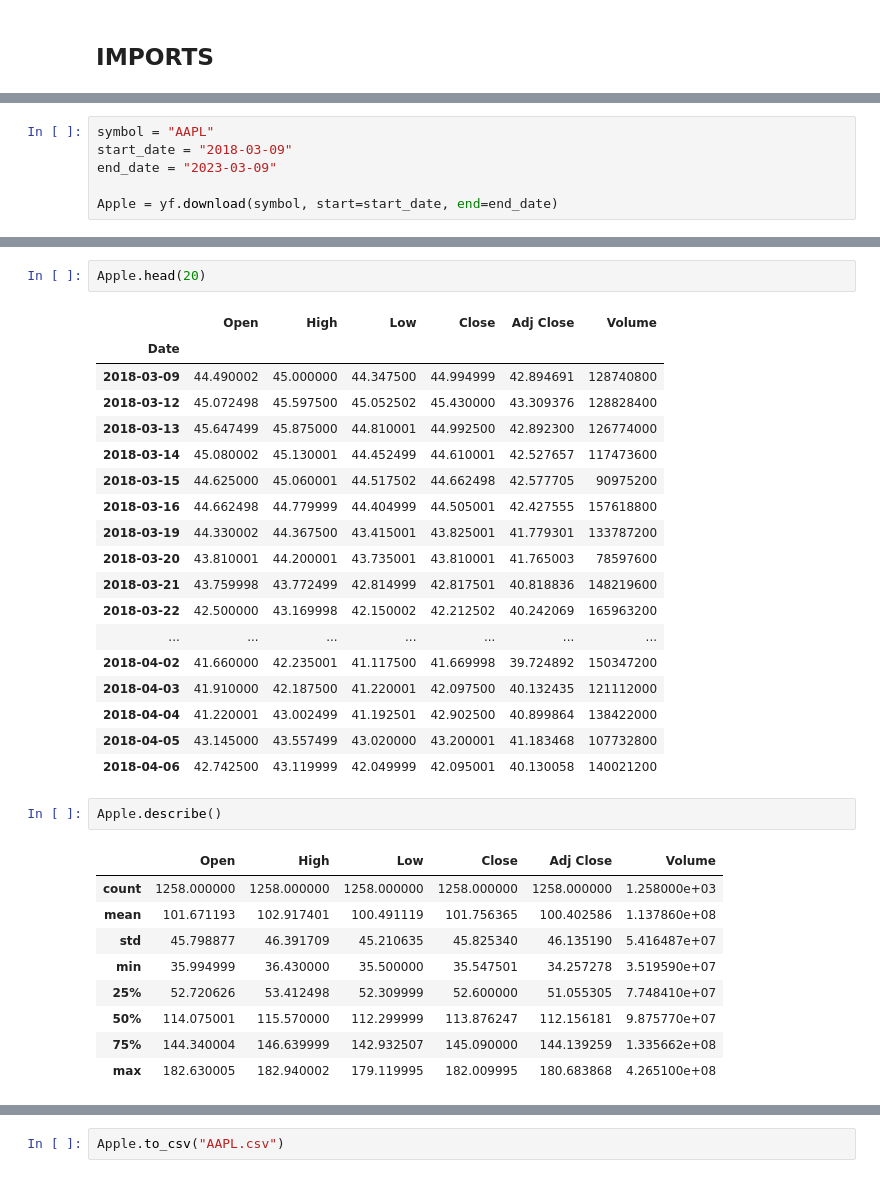
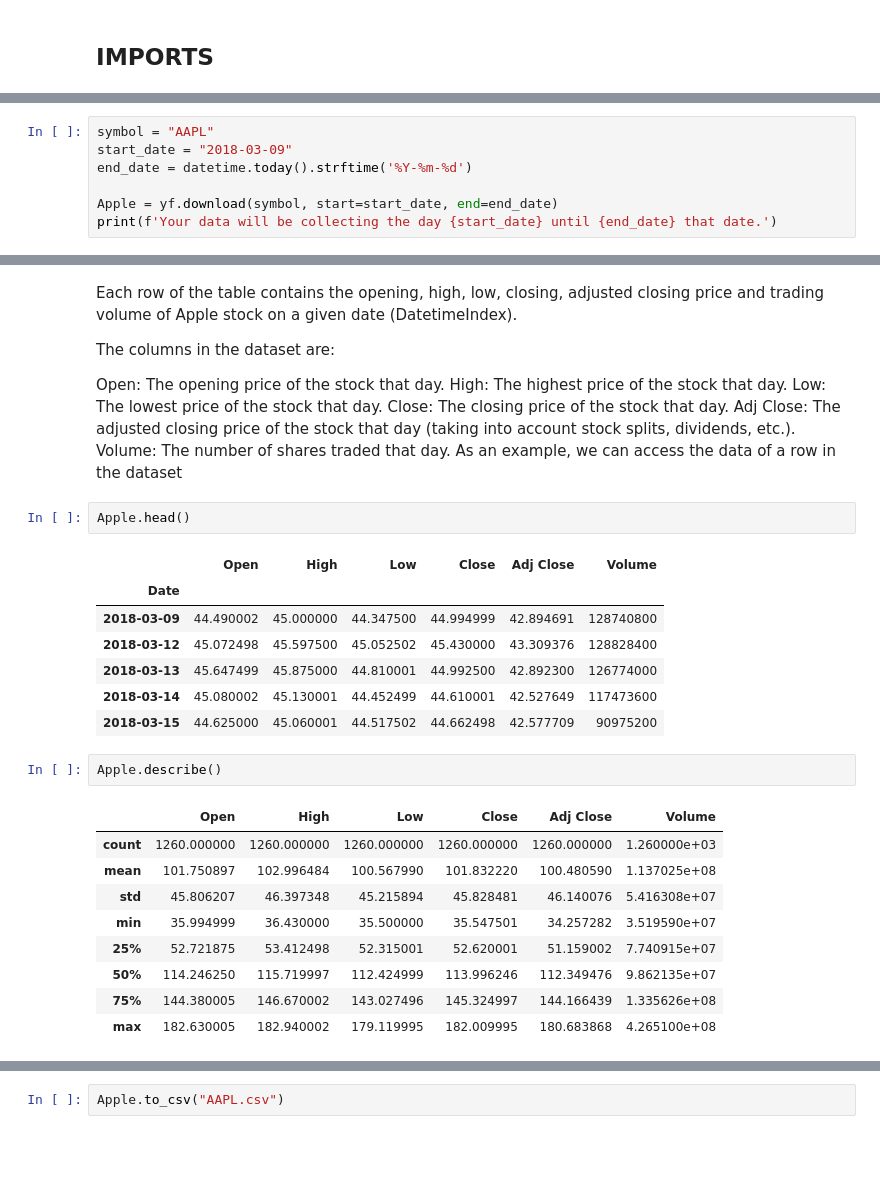
Before and after one commit to anilembel/Portfolio_Forecasting_Optimization, a Jupyter notebook: EDAW_YF.ipynb, the cells around one changed output, grey strips where cells are left out. Saved outputs shown, nothing was run; the diff lists cells and outputs as text; blank space fills up the shorter version.

```diff
--- a/EDAW_YF.ipynb
+++ b/EDAW_YF.ipynb
@@ -14,8 +34,9 @@ import yfinance as yf
 # %%
 symbol = "AAPL"
 start_date = "2018-03-09"
-end_date = "2023-03-09"
+end_date = datetime.today().strftime('%Y-%m-%d')
 
 Apple = yf.download(symbol, start=start_date, end=end_date)
+print(f'Your data will be collecting the day {start_date} until {end_date} that date.')
 # %% [output]
 [*********************100%***********************]  1 of 1 completed
@@ -50,34 +60,35 @@ Volume: O gün işlem gören hisse senedi adedi.
+# %% [markdown]
+Each row of the table contains the opening, high, low, closing, adjusted closing price and trading volume of Apple stock on a given date (DatetimeIndex).
+
+The columns in the dataset are:
+
+Open: The opening price of the stock that day.
+High: The highest price of the stock that day.
+Low: The lowest price of the stock that day.
+Close: The closing price of the stock that day.
+Adj Close: The adjusted closing price of the stock that day (taking into account stock splits, dividends, etc.).
+Volume: The number of shares traded that day.
+As an example, we can access the data of a row in the dataset
 # %%
-Apple.head(20)
+Apple.head()
 # %% [output]
 |  | Open | High | Low | Close | Adj Close | Volume |
 | Date |  |  |  |  |  |  |
 | 2018-03-09 | 44.490002 | 45.000000 | 44.347500 | 44.994999 | 42.894691 | 128740800 |
 | 2018-03-12 | 45.072498 | 45.597500 | 45.052502 | 45.430000 | 43.309376 | 128828400 |
 | 2018-03-13 | 45.647499 | 45.875000 | 44.810001 | 44.992500 | 42.892300 | 126774000 |
-| 2018-03-14 | 45.080002 | 45.130001 | 44.452499 | 44.610001 | 42.527657 | 117473600 |
-| 2018-03-15 | 44.625000 | 45.060001 | 44.517502 | 44.662498 | 42.577705 | 90975200 |
-| 2018-03-16 | 44.662498 | 44.779999 | 44.404999 | 44.505001 | 42.427555 | 157618800 |
-| 2018-03-19 | 44.330002 | 44.367500 | 43.415001 | 43.825001 | 41.779301 | 133787200 |
-| 2018-03-20 | 43.810001 | 44.200001 | 43.735001 | 43.810001 | 41.765003 | 78597600 |
-| 2018-03-21 | 43.759998 | 43.772499 | 42.814999 | 42.817501 | 40.818836 | 148219600 |
-| 2018-03-22 | 42.500000 | 43.169998 | 42.150002 | 42.212502 | 40.242069 | 165963200 |
-| ... | ... | ... | ... | ... | ... | ... |
-| 2018-04-02 | 41.660000 | 42.235001 | 41.117500 | 41.669998 | 39.724892 | 150347200 |
-| 2018-04-03 | 41.910000 | 42.187500 | 41.220001 | 42.097500 | 40.132435 | 121112000 |
-| 2018-04-04 | 41.220001 | 43.002499 | 41.192501 | 42.902500 | 40.899864 | 138422000 |
-| 2018-04-05 | 43.145000 | 43.557499 | 43.020000 | 43.200001 | 41.183468 | 107732800 |
-| 2018-04-06 | 42.742500 | 43.119999 | 42.049999 | 42.095001 | 40.130058 | 140021200 |
+| 2018-03-14 | 45.080002 | 45.130001 | 44.452499 | 44.610001 | 42.527649 | 117473600 |
+| 2018-03-15 | 44.625000 | 45.060001 | 44.517502 | 44.662498 | 42.577709 | 90975200 |
 # %%
 Apple.describe()
 # %% [output]
 |  | Open | High | Low | Close | Adj Close | Volume |
-| count | 1258.000000 | 1258.000000 | 1258.000000 | 1258.000000 | 1258.000000 | 1.258000e+03 |
-| mean | 101.671193 | 102.917401 | 100.491119 | 101.756365 | 100.402586 | 1.137860e+08 |
-| std | 45.798877 | 46.391709 | 45.210635 | 45.825340 | 46.135190 | 5.416487e+07 |
-| min | 35.994999 | 36.430000 | 35.500000 | 35.547501 | 34.257278 | 3.519590e+07 |
-| 25% | 52.720626 | 53.412498 | 52.309999 | 52.600000 | 51.055305 | 7.748410e+07 |
-| 50% | 114.075001 | 115.570000 | 112.299999 | 113.876247 | 112.156181 | 9.875770e+07 |
-| 75% | 144.340004 | 146.639999 | 142.932507 | 145.090000 | 144.139259 | 1.335662e+08 |
+| count | 1260.000000 | 1260.000000 | 1260.000000 | 1260.000000 | 1260.000000 | 1.260000e+03 |
+| mean | 101.750897 | 102.996484 | 100.567990 | 101.832220 | 100.480590 | 1.137025e+08 |
+| std | 45.806207 | 46.397348 | 45.215894 | 45.828481 | 46.140076 | 5.416308e+07 |
+| min | 35.994999 | 36.430000 | 35.500000 | 35.547501 | 34.257282 | 3.519590e+07 |
+| 25% | 52.721875 | 53.412498 | 52.315001 | 52.620001 | 51.159002 | 7.740915e+07 |
+| 50% | 114.246250 | 115.719997 | 112.424999 | 113.996246 | 112.349476 | 9.862135e+07 |
+| 75% | 144.380005 | 146.670002 | 143.027496 | 145.324997 | 144.166439 | 1.335626e+08 |
 | max | 182.630005 | 182.940002 | 179.119995 | 182.009995 | 180.683868 | 4.265100e+08 |
 # %%
```
Also changed, not shown: parts of 32 cells of this notebook.
